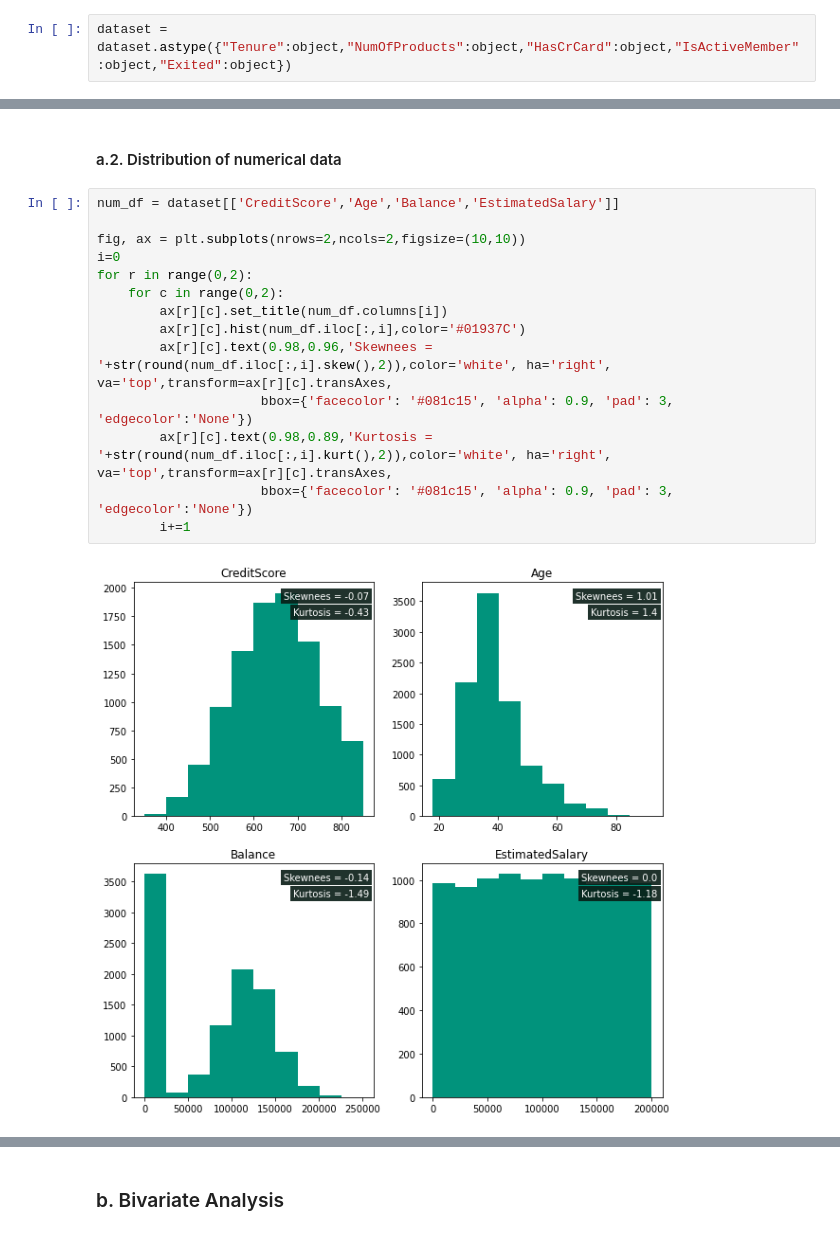
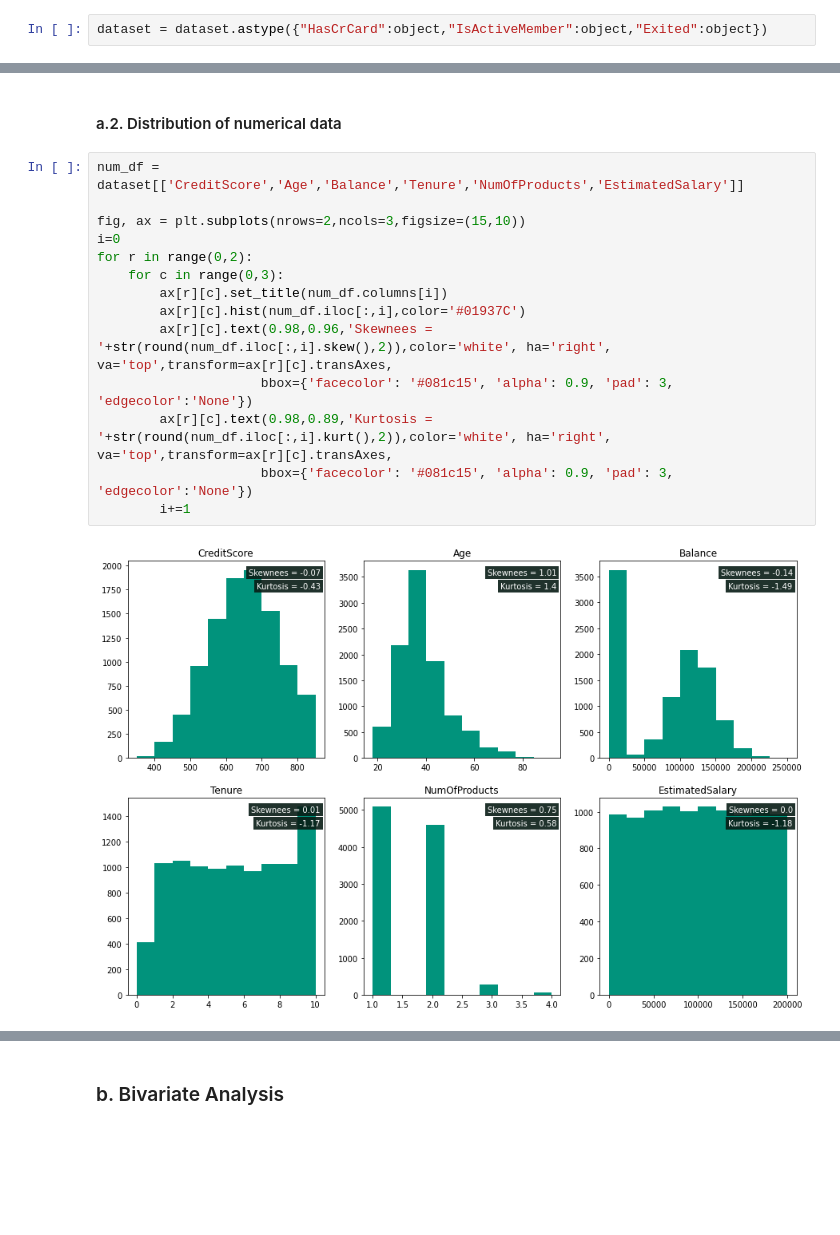
Before and after one commit to fatihdq/Customer-churn-prediction, a Jupyter notebook: bank_customers_churn_prediction.ipynb, the cells around one changed output, grey strips where cells are left out. Drawn from its saved outputs; the diff is of its cells as text; blank space fills up the shorter version.

```diff
--- a/bank_customers_churn_prediction.ipynb
+++ b/bank_customers_churn_prediction.ipynb
@@ -141,7 +141,7 @@ terdapat 3 jenis tipe data dalam data set, yaitu integer, float, dan object. beb
 - isActiveMember
 - Exited
 # %%
-dataset = dataset.astype({"Tenure":object,"NumOfProducts":object,"HasCrCard":object,"IsActiveMember":object,"Exited":object})
+dataset = dataset.astype({"HasCrCard":object,"IsActiveMember":object,"Exited":object})
 # %% [markdown]
 ### Data Overview
 # %%
@@ -244,21 +246,21 @@ Kita dapat melihat distribusi dari variabel target tidak seimbang yang mana juml
 # %% [markdown]
 #### a.2. Distribution of numerical data
 # %%
-num_df = dataset[['CreditScore','Age','Balance','EstimatedSalary']]
+num_df = dataset[['CreditScore','Age','Balance','Tenure','NumOfProducts','EstimatedSalary']]
 
-fig, ax = plt.subplots(nrows=2,ncols=2,figsize=(10,10))
+fig, ax = plt.subplots(nrows=2,ncols=3,figsize=(15,10))
 i=0
 for r in range(0,2):
-    for c in range(0,2):
+    for c in range(0,3):
         ax[r][c].set_title(num_df.columns[i])
         ax[r][c].hist(num_df.iloc[:,i],color='#01937C')
         ax[r][c].text(0.98,0.96,'Skewnees = '+str(round(num_df.iloc[:,i].skew(),2)),color='white', ha='right', va='top',transform=ax[r][c].transAxes,
                      bbox={'facecolor': '#081c15', 'alpha': 0.9, 'pad': 3, 'edgecolor':'None'})
         ax[r][c].text(0.98,0.89,'Kurtosis = '+str(round(num_df.iloc[:,i].kurt(),2)),color='white', ha='right', va='top',transform=ax[r][c].transAxes,
                      bbox={'facecolor': '#081c15', 'alpha': 0.9, 'pad': 3, 'edgecolor':'None'})
         i+=1
 # %% [output]
-[figure, old version]
+[figure, new version]
 # %% [markdown]
 Berikut merupakan ringkasan analisis distribusi variabel numerik berdasarkan hasil dari plotting histogram diatas:
 - distribusi dari variabel credit score menunjukan adanya sedikit skewness negatif yang mengindikasikan adanya outlier. Nilai tengah data tidak jauh dari rata ratanya yang berarti data terpusat pada rata rata.
```
Also changed, not shown: parts of 64 cells of this notebook, 11 other files.
